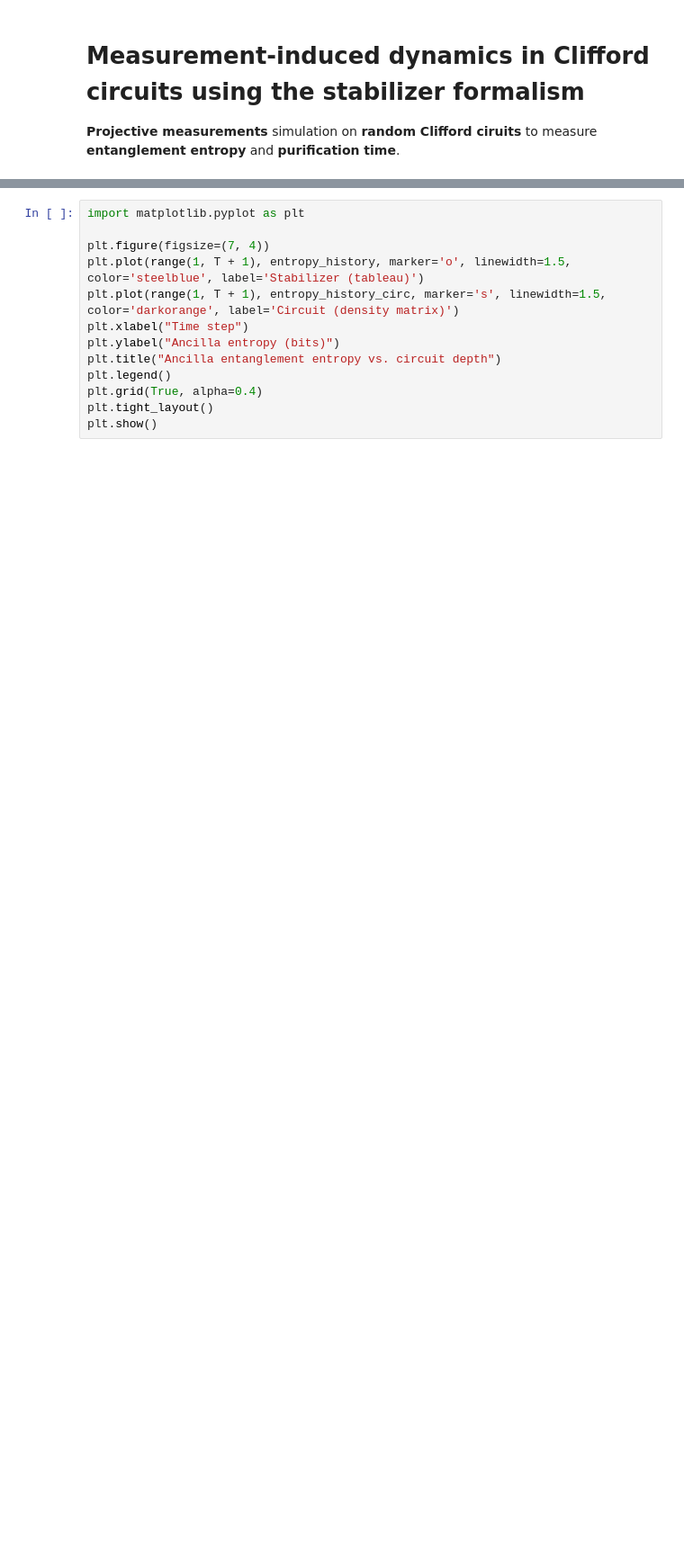
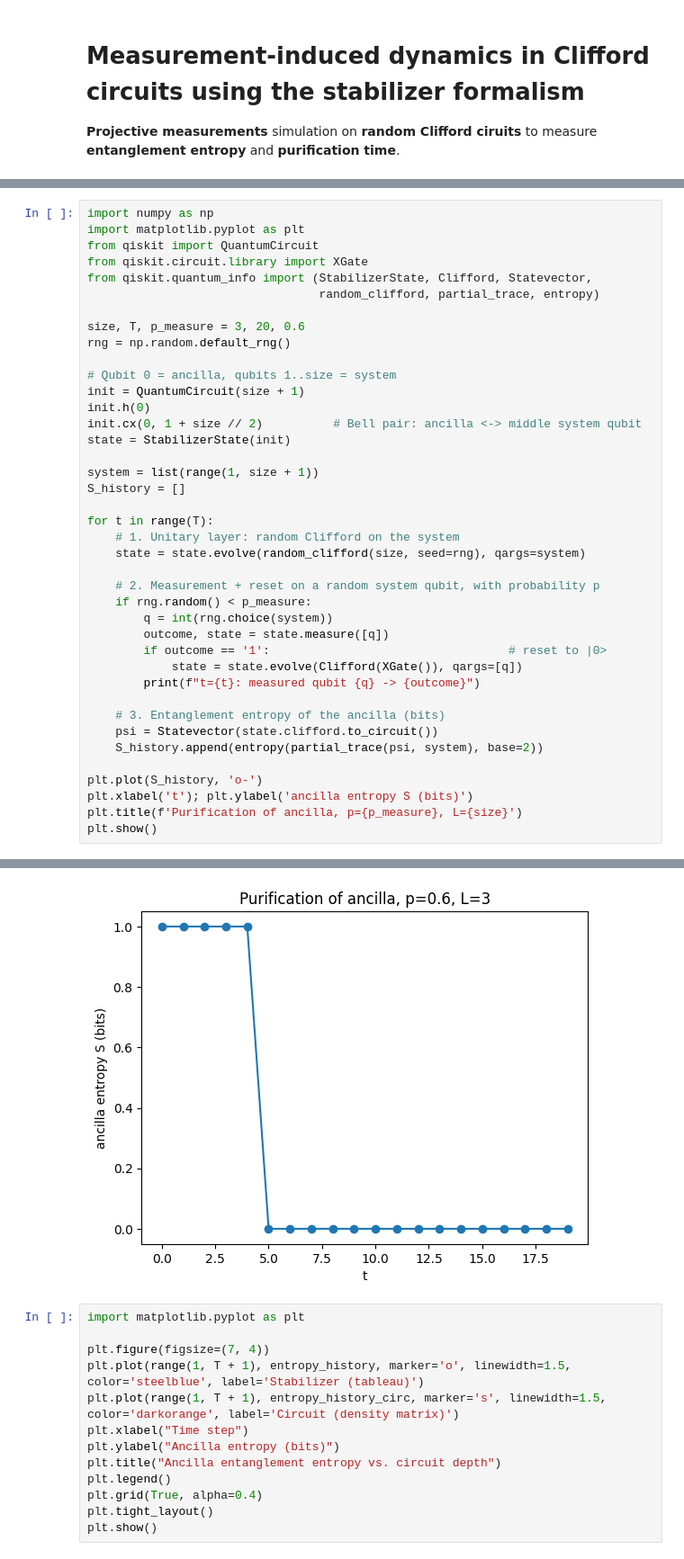
Before and after one commit to AKookani/BrickwallCliffordCircuit, a Jupyter notebook: Measurement induced dynamics with Stabilizer formalism.ipynb, the cells around one changed output, grey strips where cells are left out. Shown at 90% size. Cells and saved outputs as stored; diff of their text form; blank space fills up the shorter version.

```diff
--- a/Measurement induced dynamics with Stabilizer formalism.ipynb
+++ b/Measurement induced dynamics with Stabilizer formalism.ipynb
@@ -162,0 +142,41 @@ t=4, S0=1.00, purity=0.50
+# %%
+import numpy as np
+import matplotlib.pyplot as plt
+from qiskit import QuantumCircuit
+from qiskit.circuit.library import XGate
+from qiskit.quantum_info import (StabilizerState, Clifford, Statevector,
+                                 random_clifford, partial_trace, entropy)
+
+size, T, p_measure = 3, 20, 0.6
+rng = np.random.default_rng()
+
+# Qubit 0 = ancilla, qubits 1..size = system
+init = QuantumCircuit(size + 1)
+init.h(0)
+init.cx(0, 1 + size // 2)          # Bell pair: ancilla <-> middle system qubit
+state = StabilizerState(init)
+
+system = list(range(1, size + 1))
+S_history = []
+
+for t in range(T):
+    # 1. Unitary layer: random Clifford on the system
+    state = state.evolve(random_clifford(size, seed=rng), qargs=system)
+
+    # 2. Measurement + reset on a random system qubit, with probability p
+    if rng.random() < p_measure:
+        q = int(rng.choice(system))
+        outcome, state = state.measure([q])
+        if outcome == '1':                                  # reset to |0>
+            state = state.evolve(Clifford(XGate()), qargs=[q])
+        print(f"t={t}: measured qubit {q} -> {outcome}")
+
+    # 3. Entanglement entropy of the ancilla (bits)
+    psi = Statevector(state.clifford.to_circuit())
+    S_history.append(entropy(partial_trace(psi, system), base=2))
+
+plt.plot(S_history, 'o-')
+plt.xlabel('t'); plt.ylabel('ancilla entropy S (bits)')
+plt.title(f'Purification of ancilla, p={p_measure}, L={size}')
+plt.show()
+# %% [output]
@@ -163,3 +198,4 @@ t=4, S0=1.00, purity=0.50
+[figure, added]
 # %%
 import matplotlib.pyplot as plt
 
```
Also changed, not shown: parts of 5 cells of this notebook.
